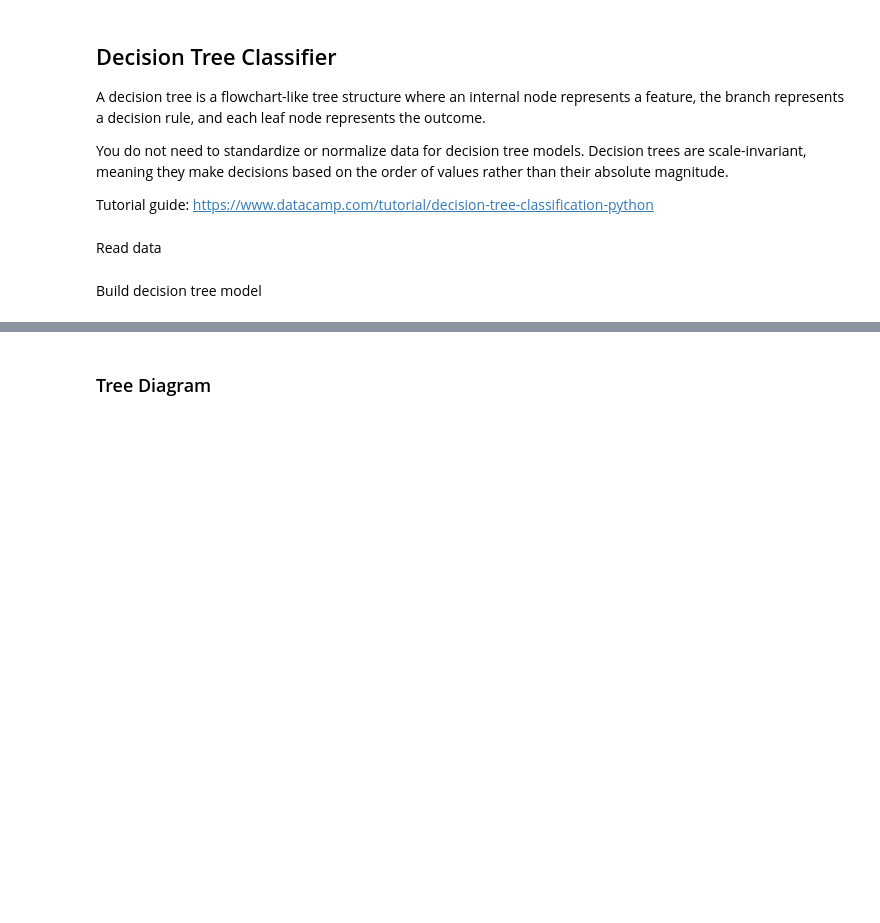
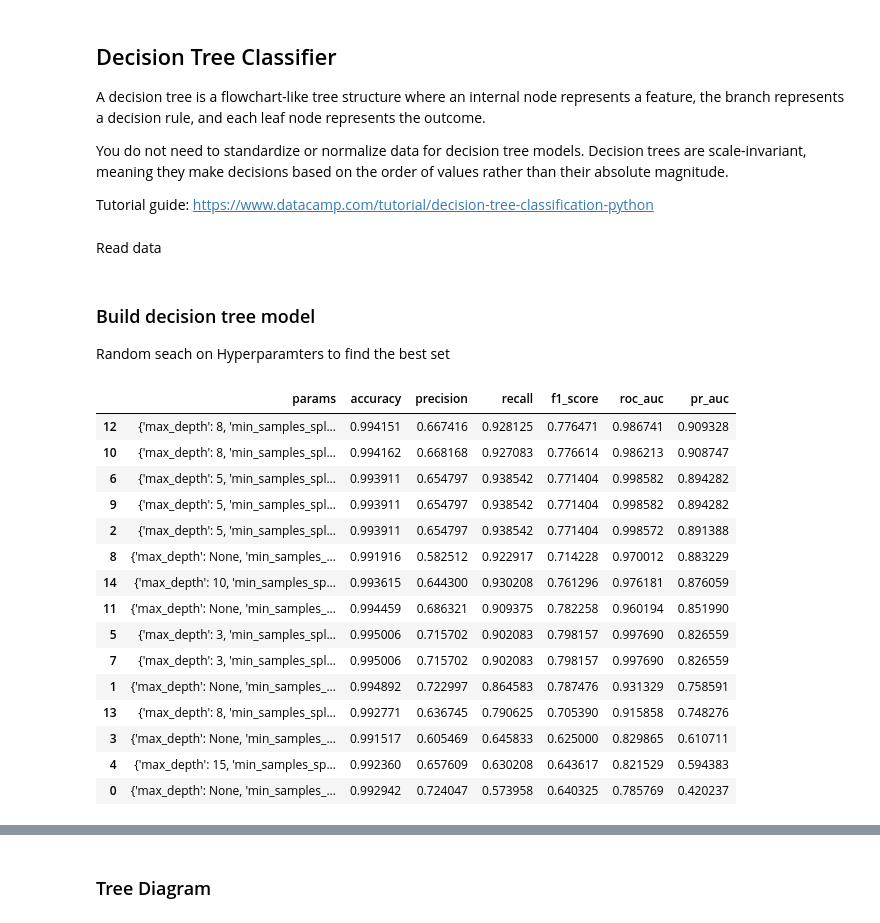
Before and after one commit to BaguetteJet/Fraud-Transaction-Detection, a Jupyter notebook: notebooks/desicision_tree_books/DecisonTree.ipynb, the cells around one changed output, grey strips where cells are left out. Saved outputs shown, nothing was run; the diff lists cells and outputs as text; code cells hidden in the pictures; blank space fills up the shorter version.

```diff
--- a/notebooks/desicision_tree_books/DecisonTree.ipynb
+++ b/notebooks/desicision_tree_books/DecisonTree.ipynb
@@ -37,7 +44,8 @@ y_val = val_df['fraud']
 X_test = test_df.drop('fraud', axis=1)
 y_test = test_df['fraud']
 # %% [markdown]
-Build decision tree model
+### Build decision tree model
+Random seach on Hyperparamters to find the best set
 # %%
 seen = set()
 results = []
@@ -78,6 +87,23 @@ while len(results) < 15:
         })
 # %%
 results_df = pd.DataFrame(results)
-results_df = results_df.sort_values(by=["pr_auc"], ascending=[False])
+results_df = results_df.sort_values(by="pr_auc", ascending=False)
 
 results_df
+# %% [output]
+|  | params | accuracy | precision | recall | f1_score | roc_auc | pr_auc |
+| 12 | {'max_depth': 8, 'min_samples_spl... | 0.994151 | 0.667416 | 0.928125 | 0.776471 | 0.986741 | 0.909328 |
+| 10 | {'max_depth': 8, 'min_samples_spl... | 0.994162 | 0.668168 | 0.927083 | 0.776614 | 0.986213 | 0.908747 |
+| 6 | {'max_depth': 5, 'min_samples_spl... | 0.993911 | 0.654797 | 0.938542 | 0.771404 | 0.998582 | 0.894282 |
+| 9 | {'max_depth': 5, 'min_samples_spl... | 0.993911 | 0.654797 | 0.938542 | 0.771404 | 0.998582 | 0.894282 |
+| 2 | {'max_depth': 5, 'min_samples_spl... | 0.993911 | 0.654797 | 0.938542 | 0.771404 | 0.998572 | 0.891388 |
+| 8 | {'max_depth': None, 'min_samples_... | 0.991916 | 0.582512 | 0.922917 | 0.714228 | 0.970012 | 0.883229 |
+| 14 | {'max_depth': 10, 'min_samples_sp... | 0.993615 | 0.644300 | 0.930208 | 0.761296 | 0.976181 | 0.876059 |
+| 11 | {'max_depth': None, 'min_samples_... | 0.994459 | 0.686321 | 0.909375 | 0.782258 | 0.960194 | 0.851990 |
+| 5 | {'max_depth': 3, 'min_samples_spl... | 0.995006 | 0.715702 | 0.902083 | 0.798157 | 0.997690 | 0.826559 |
+| 7 | {'max_depth': 3, 'min_samples_spl... | 0.995006 | 0.715702 | 0.902083 | 0.798157 | 0.997690 | 0.826559 |
+| 1 | {'max_depth': None, 'min_samples_... | 0.994892 | 0.722997 | 0.864583 | 0.787476 | 0.931329 | 0.758591 |
+| 13 | {'max_depth': 8, 'min_samples_spl... | 0.992771 | 0.636745 | 0.790625 | 0.705390 | 0.915858 | 0.748276 |
+| 3 | {'max_depth': None, 'min_samples_... | 0.991517 | 0.605469 | 0.645833 | 0.625000 | 0.829865 | 0.610711 |
+| 4 | {'max_depth': 15, 'min_samples_sp... | 0.992360 | 0.657609 | 0.630208 | 0.643617 | 0.821529 | 0.594383 |
+| 0 | {'max_depth': None, 'min_samples_... | 0.992942 | 0.724047 | 0.573958 | 0.640325 | 0.785769 | 0.420237 |
```
Also changed, not shown: parts of 15 cells of this notebook, 20 other files.
